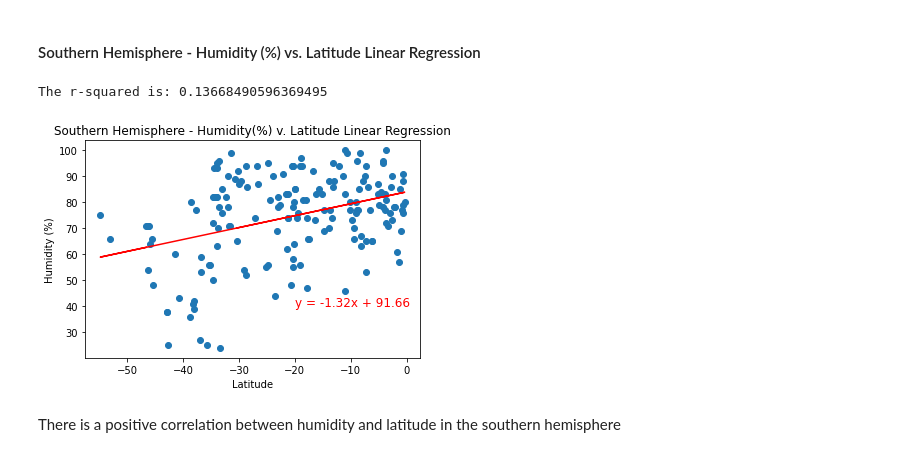
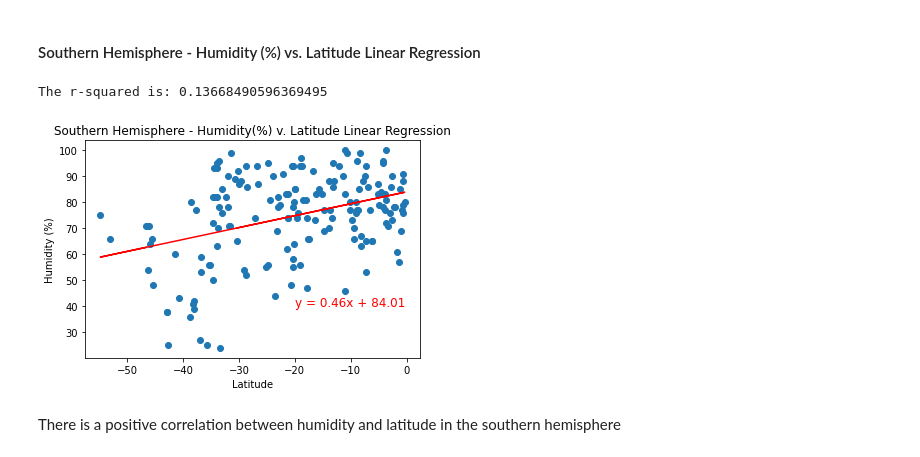
Before and after one commit to geofftm/python-api-challenge, a Jupyter notebook: WeatherPY/WeatherPy.ipynb, the cells around one changed output. Cells and saved outputs as stored; diff of their text form; code cells hidden in the pictures.

```diff
--- a/WeatherPY/WeatherPy.ipynb
+++ b/WeatherPY/WeatherPy.ipynb
@@ -296,6 +296,7 @@ def linear_regression(x, y):
     plt.scatter(x, y)
     plt.plot(x, regress_values, "r-")
     print(f"The r-squared is: {rvalue**2}")
+    return line_eq
 
 def chart_annotation(line_eq, int1, int2,):
     plt.annotate(line_eq, (int1, int2), fontsize=12, color="red")
@@ -338,13 +339,13 @@ There is a small positive correlation between humidity and latitude in the north
 # %%
 x_value = south["Latitude"]
 y_value = south["Humidity"]
-linear_regression(x_value, y_value)
-chart_annotation(line_eq, -20,40)
+eq = linear_regression(x_value, y_value)
+chart_annotation(eq, -20,40)
 chart_titles("Southern Hemisphere - Humidity(%) v. Latitude Linear Regression", "Latitude", "Humidity (%)")
 plt.savefig("../Images/So_Hem_Hum_Lat.png")
 # %% [output]
 The r-squared is: 0.13668490596369495
-[figure, old version]
+[figure, new version]
 # %% [markdown]
 There is a positive correlation between humidity and latitude in the southern hemisphere
 # %% [markdown]
```
Also changed, not shown: parts of 6 cells of this notebook, 7 other files.
